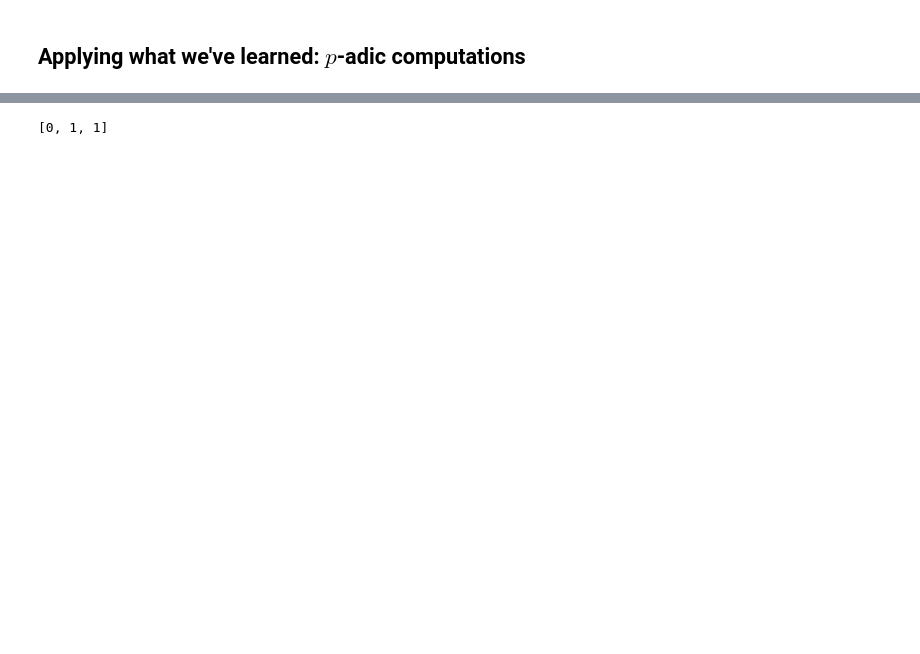
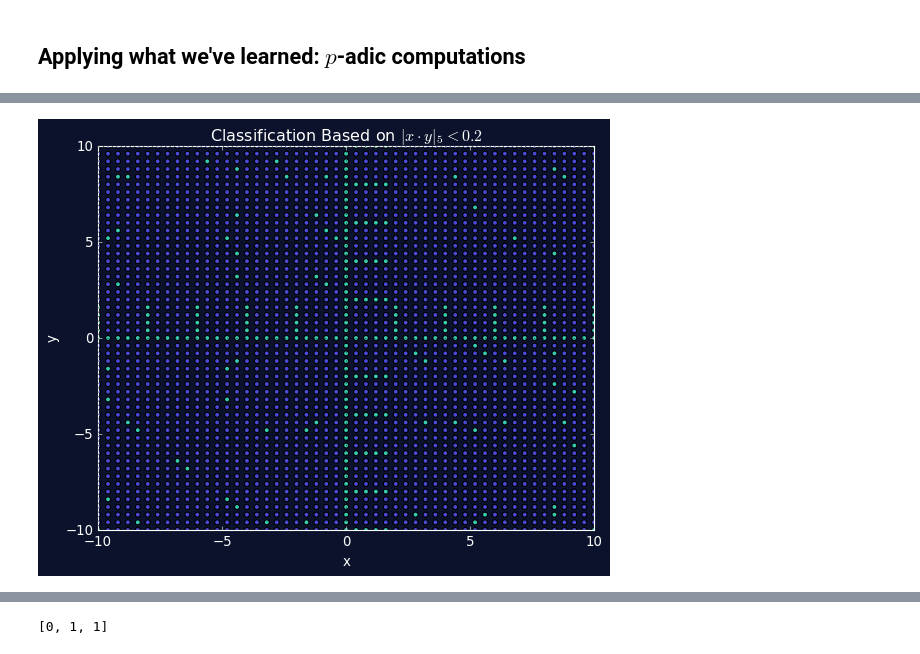
Before and after one commit to thomasliebig/jupyterlite, a Jupyter notebook: content/Lecture-Notes-p-adic-Data-Analysis.ipynb, the cells around one changed output, grey strips where cells are left out. Drawn from its saved outputs; the diff is of its cells as text; code cells hidden in the pictures; blank space fills up the shorter version.

```diff
--- a/content/Lecture-Notes-p-adic-Data-Analysis.ipynb
+++ b/content/Lecture-Notes-p-adic-Data-Analysis.ipynb
@@ -232,7 +355,0 @@ class PAdicNumber:
-# %%
-a = [1, 2, 1]
-b = [1, 1, 2]
-a_adic = PAdicNumber(a, 3)
-b_adic = PAdicNumber(b, 3)
-print(a_adic)
-print(b_adic)
@@ -540,0 +1067,75 @@ Scientific Reports, 11(1):1–11, 2021.</div>
+# %%
+import matplotlib.pyplot as plt
+import numpy as np
+from fractions import Fraction
+
+def p_adic_norm(a, p):
+    """
+    Compute the p-adic norm of a rational number 'a' with respect to the prime 'p'.
+
+    :param a: Rational number, the number whose p-adic norm is to be found.
+    :param p: Integer, the prime number with respect to which the norm is calculated.
+    :return: The p-adic norm of 'a'.
+    """
+    if a == 0:
+        return 0
+
+    # Convert the number to a Fraction to handle rationals
+    a = Fraction(a)
+
+    # Factor out powers of p from the numerator and denominator
+    n, d = a.numerator, a.denominator
+    n_power, d_power = 0, 0
+
+    # Count the power of p in the numerator
+    while n % p == 0 and n != 0:
+        n //= p
+        n_power += 1
+
+    # Count the power of p in the denominator
+    while d % p == 0 and d != 0:
+        d //= p
+        d_power += 1
+
+    # Compute the p-adic norm
+    return p ** (d_power - n_power)
+
+# Example usage
+print(p_adic_norm(.25, 2))  # Example with a rational number
+print(p_adic_norm(45, 5))   # Example with an integer
+
+
+# Parameters
+x_range = np.linspace(-10, 10, 51)  # Adjust as needed
+y_range = np.linspace(-10, 10, 51)  # Adjust as needed
+threshold = .2  # Adjust the threshold as needed
+
+# Prepare data
+x_vals = []
+y_vals = []
+colors = []
+p=5
+
+# Classify points
+for x in x_range:
+    for y in y_range:
+        x_vals.append(x)
+        y_vals.append(y)
+        if p_adic_norm(x*y, p) < threshold: # decision function
+            colors.append(f'C2')  # Points that meet the condition
+        else:
+            colors.append(f'C0')   # Points that do not meet the condition
+
+# Plot
+plt.scatter(x_vals, y_vals, c=colors)#, alpha=0.5)
+plt.title('Classification Based on $|x \cdot y|_5 < {}$'.format(threshold))
+plt.xlabel('x')
+plt.ylabel('y')
+#plt.axhline(0, color='black',linewidth=0.5)
+#plt.axvline(0, color='black',linewidth=0.5)
+plt.xlim([-10, 10])
+plt.ylim([-10, 10])
+plt.grid(True)
+plt.show()
+# %% [output]
+[figure, added]
```
Also changed, not shown: parts of 78 cells of this notebook, 1 other file.
